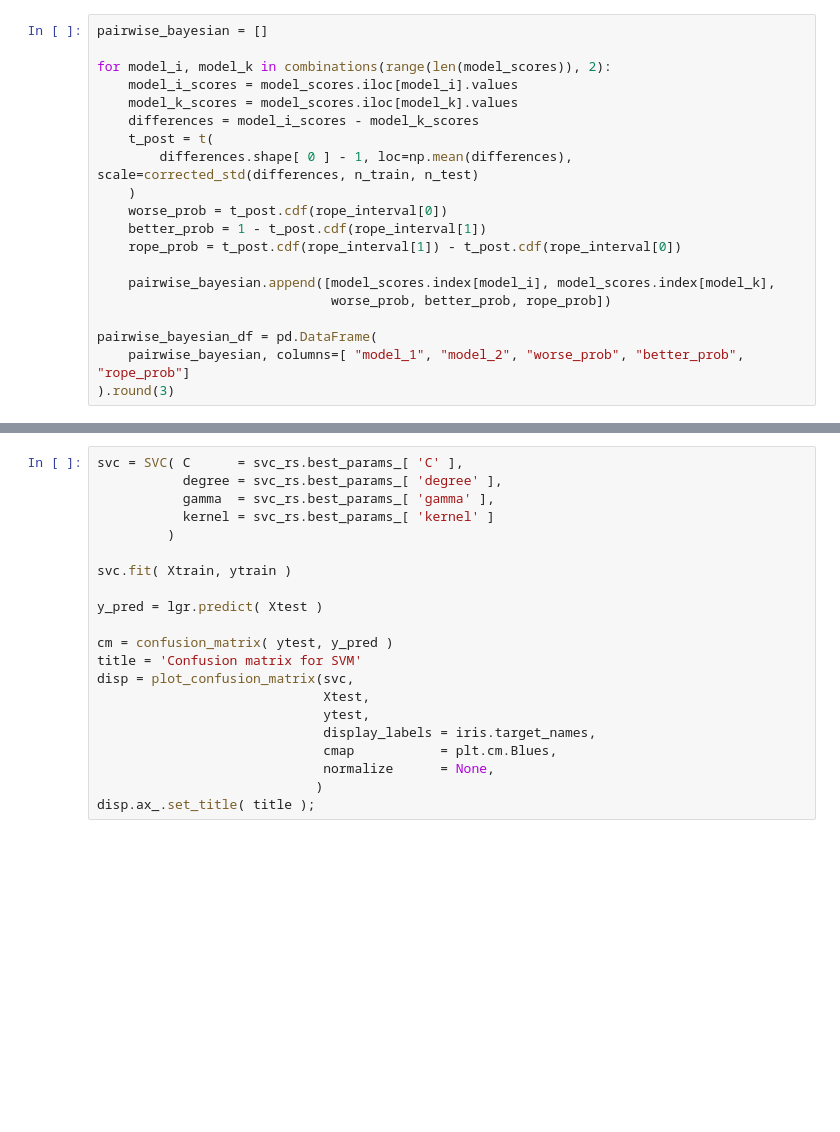
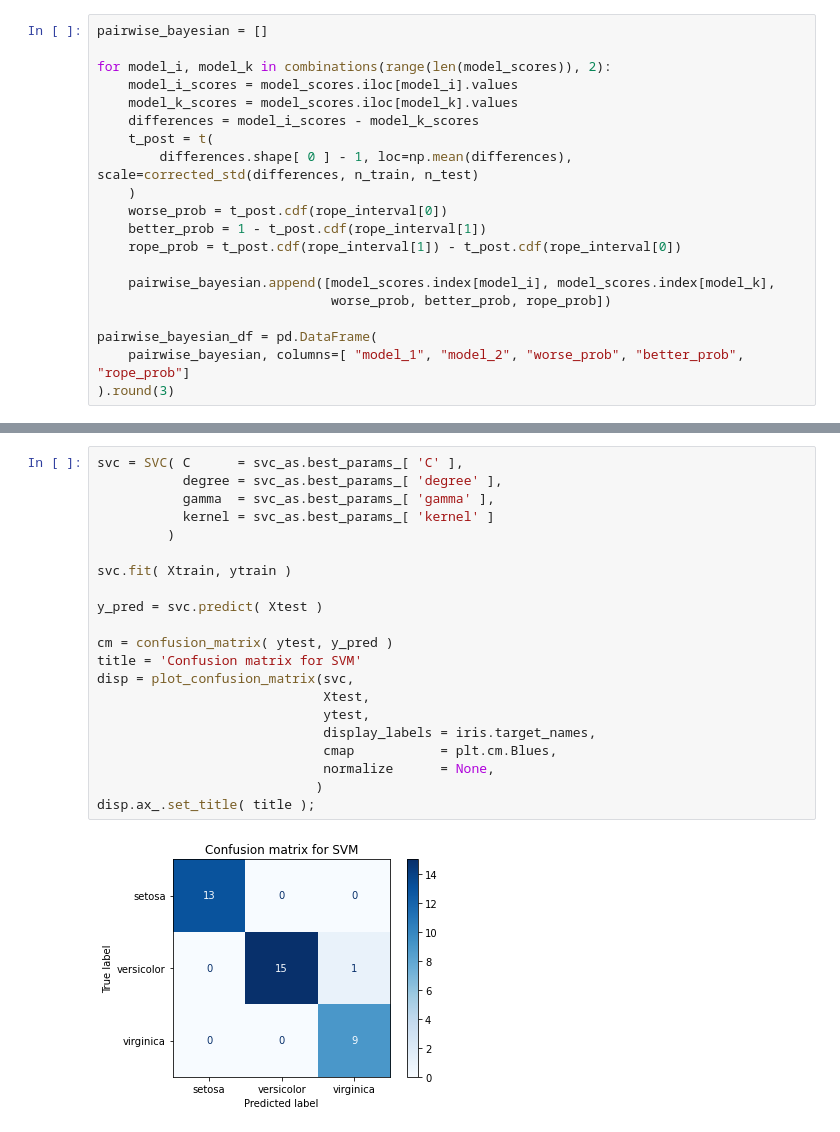
Before and after one commit to bilbrait/ml-guide-examples, a Jupyter notebook: Statistically compare models from hyperparameter search.ipynb, the cells around one changed output, grey strips where cells are left out. Drawn from its saved outputs; the diff is of its cells as text; blank space fills up the shorter version.

```diff
--- a/Statistically compare models from hyperparameter search.ipynb
+++ b/Statistically compare models from hyperparameter search.ipynb
@@ -301,24 +371,26 @@ shap.summary_plot( lgr_shap_vals.shap_values, Xtest, iris.feature_names, class_n
 # %%
-svc = SVC( C      = svc_rs.best_params_[ 'C' ],
-           degree = svc_rs.best_params_[ 'degree' ],
-           gamma  = svc_rs.best_params_[ 'gamma' ],
-           kernel = svc_rs.best_params_[ 'kernel' ]
+svc = SVC( C      = svc_as.best_params_[ 'C' ],
+           degree = svc_as.best_params_[ 'degree' ],
+           gamma  = svc_as.best_params_[ 'gamma' ],
+           kernel = svc_as.best_params_[ 'kernel' ]
          )
 
 svc.fit( Xtrain, ytrain )
 
-y_pred = lgr.predict( Xtest )
+y_pred = svc.predict( Xtest )
 
 cm = confusion_matrix( ytest, y_pred )
 title = 'Confusion matrix for SVM'
 disp = plot_confusion_matrix(svc,
                              Xtest,
                              ytest,
                              display_labels = iris.target_names,
                              cmap           = plt.cm.Blues,
                              normalize      = None,
                             )
 disp.ax_.set_title( title );
+# %% [output]
+[figure, added]
 # %%
 pred_fn = svc.decision_function
 np.random.seed( 0 )
```
Also changed, not shown: parts of 20 cells of this notebook.
